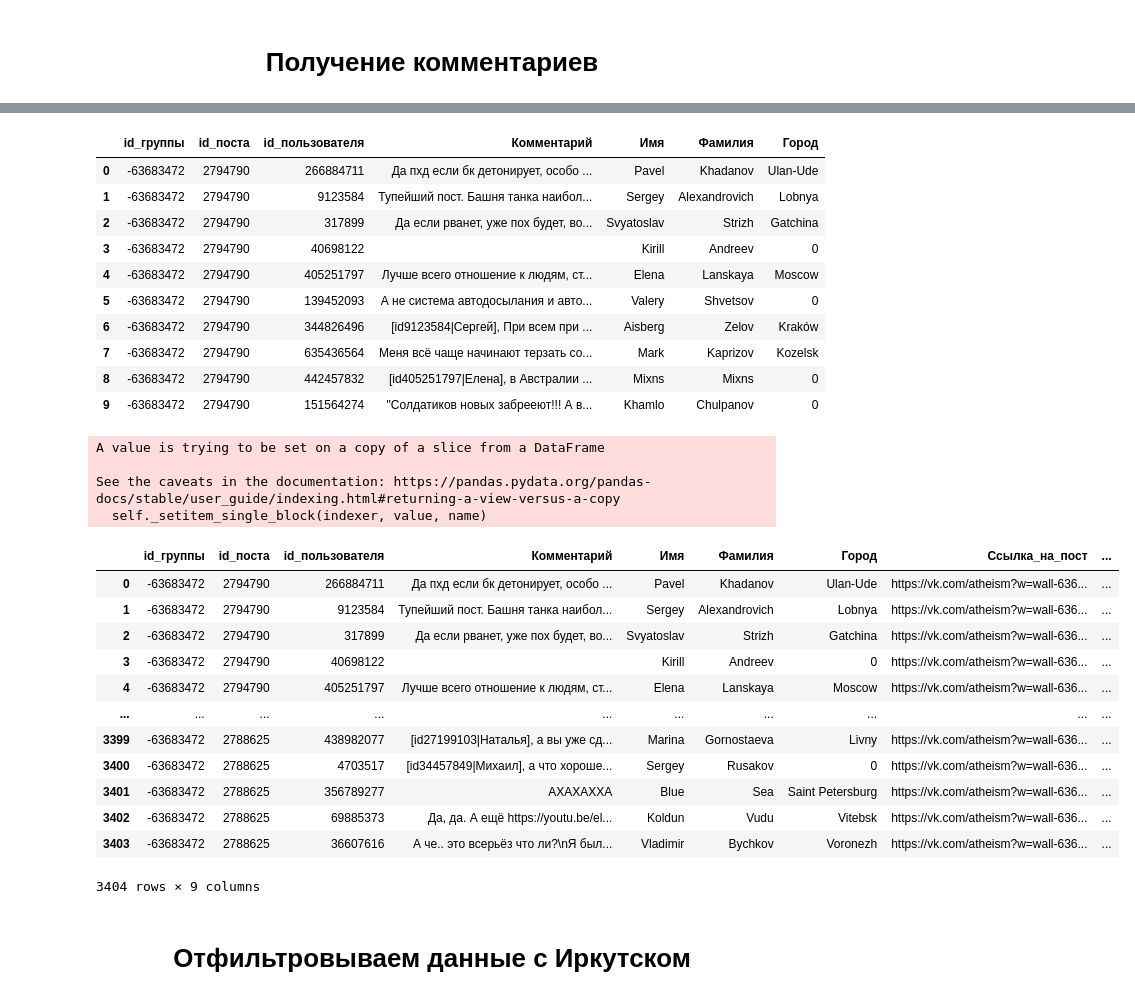
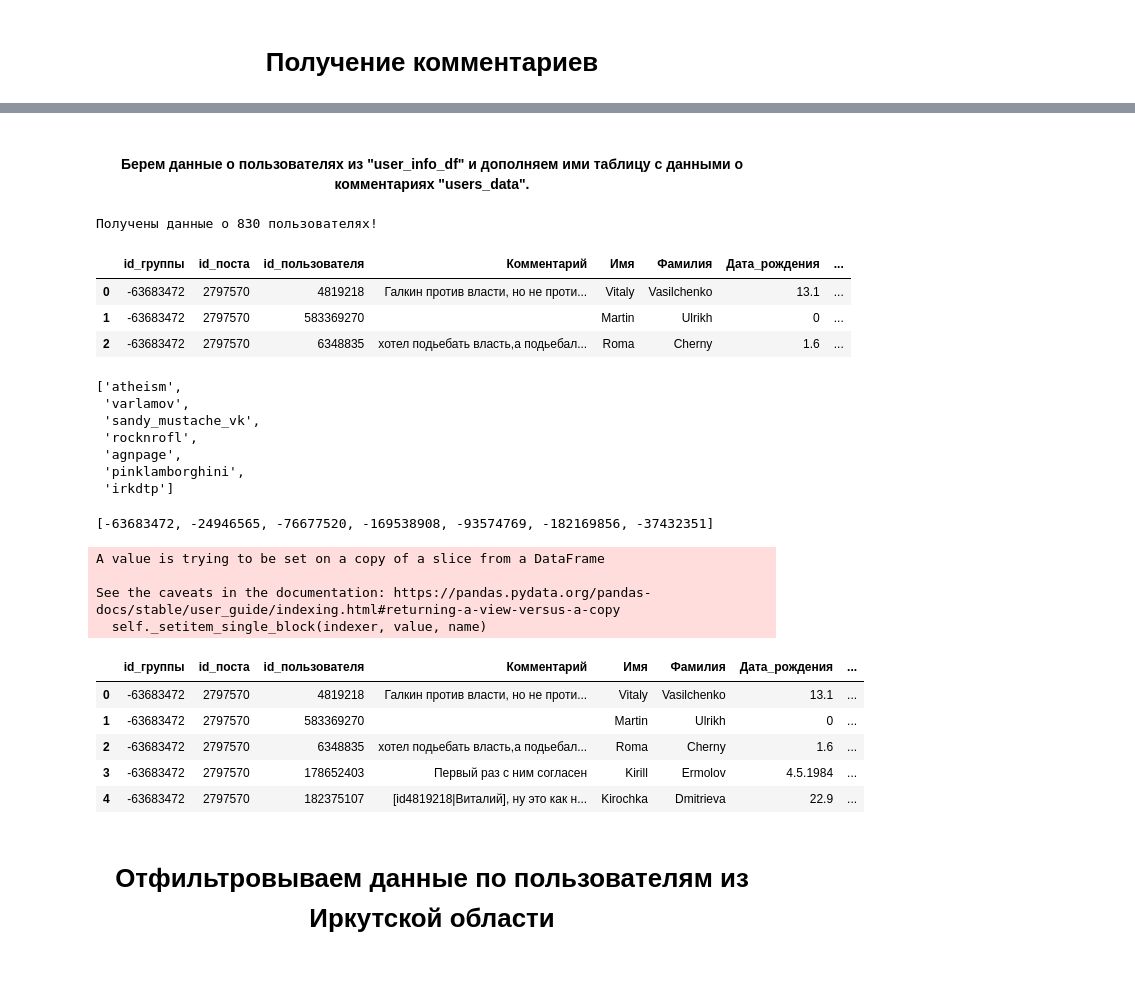
Before and after one commit to Vezdexod/sf_data_science, a Jupyter notebook: .rabota/vk01.ipynb, the cells around one changed output, grey strips where cells are left out. Cells and saved outputs as stored; diff of their text form; code cells hidden in the pictures; blank space fills up the shorter version.

```diff
--- a/.rabota/vk01.ipynb
+++ b/.rabota/vk01.ipynb
@@ -195,22 +177,18 @@ UnboundLocalError: local variable 'birthday' referenced before assignment
-# %%
-users_data['Инфо'] = users_data['id_пользователя'].apply(user_info)
-# %%
-users_data['Имя'] = users_data['Инфо'].apply(lambda x: x[0])
-users_data['Фамилия'] = users_data['Инфо'].apply(lambda x: x[1])
-users_data['Город'] = users_data['Инфо'].apply(lambda x: x[2])
-
-users_data = users_data.drop(['Инфо'], axis=1)
-# %%
-users_data.head(10)
-# %% [output]
-|  | id_группы | id_поста | id_пользователя | Комментарий | Имя | Фамилия | Город |
-| 0 | -63683472 | 2794790 | 266884711 | Да пхд если бк детонирует, особо ... | Pavel | Khadanov | Ulan-Ude |
-| 1 | -63683472 | 2794790 | 9123584 | Тупейший пост. Башня танка наибол... | Sergey | Alexandrovich | Lobnya |
-| 2 | -63683472 | 2794790 | 317899 | Да если рванет, уже пох будет, во... | Svyatoslav | Strizh | Gatchina |
-| 3 | -63683472 | 2794790 | 40698122 |  | Kirill | Andreev | 0 |
-| 4 | -63683472 | 2794790 | 405251797 | Лучше всего отношение к людям, ст... | Elena | Lanskaya | Moscow |
-| 5 | -63683472 | 2794790 | 139452093 | А не система автодосылания и авто... | Valery | Shvetsov | 0 |
-| 6 | -63683472 | 2794790 | 344826496 | [id9123584|Сергей], При всем при ... | Aisberg | Zelov | Kraków |
-| 7 | -63683472 | 2794790 | 635436564 | Меня всё чаще начинают терзать со... | Mark | Kaprizov | Kozelsk |
-| 8 | -63683472 | 2794790 | 442457832 | [id405251797|Елена], в Австралии ... | Mixns | Mixns | 0 |
-| 9 | -63683472 | 2794790 | 151564274 | "Солдатиков новых забрееют!!! А в... | Khamlo | Chulpanov | 0 |
+# %% [markdown]
+#### <center> Берем данные о пользователях из "**user_info_df**" и дополняем ими таблицу с данными о комментариях "**users_data**".
+# %%
+print(f"Получены данные о {user_info_df.shape[0]} пользователях!")
+# %% [output]
+Получены данные о 830 пользователях!
+# %%
+users_data = users_data.merge(
+    user_info_df,
+    on='id_пользователя',
+    how='left'
+)
+users_data.head(3)
+# %% [output]
+|  | id_группы | id_поста | id_пользователя | Комментарий | Имя | Фамилия | Дата_рождения | ... |
+| 0 | -63683472 | 2797570 | 4819218 | Галкин против власти, но не проти... | Vitaly | Vasilchenko | 13.1 | ... |
+| 1 | -63683472 | 2797570 | 583369270 |  | Martin | Ulrikh | 0 | ... |
+| 2 | -63683472 | 2797570 | 6348835 | хотел подьебать власть,а подьебал... | Roma | Cherny | 1.6 | ... |
@@ -217,7 +197,21 @@ users_data.head(10)
+# %%
+group_name
+# %% [output]
+['atheism',
+ 'varlamov',
+ 'sandy_mustache_vk',
+ 'rocknrofl',
+ 'agnpage',
+ 'pinklamborghini',
+ 'irkdtp']
+# %%
+groups_id
+# %% [output]
+[-63683472, -24946565, -76677520, -169538908, -93574769, -182169856, -37432351]
 # %%
 # Генерируем ссылку на пост с комментариями
 def url_to_post(id_group, id_post):
-    return f"https://vk.com/atheism?w=wall{id_group}_{id_post}"
+    return f"https://vk.com/{id_group}?w=wall{id_group}_{id_post}"
 
 users_data['Ссылка_на_пост'] = 0
 for i in range(users_data.shape[0]):
@@ -236,20 +230,13 @@ def url_to_user(id_user):
 
 users_data['Ссылка_на_пользователя'] = users_data['id_пользователя'].apply(url_to_user)
 # %%
-users_data
+users_data.head()
 # %% [output]
-|  | id_группы | id_поста | id_пользователя | Комментарий | Имя | Фамилия | Город | Ссылка_на_пост | ... |
-| 0 | -63683472 | 2794790 | 266884711 | Да пхд если бк детонирует, особо ... | Pavel | Khadanov | Ulan-Ude | https://vk.com/atheism?w=wall-636... | ... |
-| 1 | -63683472 | 2794790 | 9123584 | Тупейший пост. Башня танка наибол... | Sergey | Alexandrovich | Lobnya | https://vk.com/atheism?w=wall-636... | ... |
-| 2 | -63683472 | 2794790 | 317899 | Да если рванет, уже пох будет, во... | Svyatoslav | Strizh | Gatchina | https://vk.com/atheism?w=wall-636... | ... |
-| 3 | -63683472 | 2794790 | 40698122 |  | Kirill | Andreev | 0 | https://vk.com/atheism?w=wall-636... | ... |
-| 4 | -63683472 | 2794790 | 405251797 | Лучше всего отношение к людям, ст... | Elena | Lanskaya | Moscow | https://vk.com/atheism?w=wall-636... | ... |
-| ... | ... | ... | ... | ... | ... | ... | ... | ... | ... |
-| 3399 | -63683472 | 2788625 | 438982077 | [id27199103|Наталья], а вы уже сд... | Marina | Gornostaeva | Livny | https://vk.com/atheism?w=wall-636... | ... |
-| 3400 | -63683472 | 2788625 | 4703517 | [id34457849|Михаил], а что хороше... | Sergey | Rusakov | 0 | https://vk.com/atheism?w=wall-636... | ... |
-| 3401 | -63683472 | 2788625 | 356789277 | АХАХАХХА | Blue | Sea | Saint Petersburg | https://vk.com/atheism?w=wall-636... | ... |
-| 3402 | -63683472 | 2788625 | 69885373 | Да, да. А ещё https://youtu.be/el... | Koldun | Vudu | Vitebsk | https://vk.com/atheism?w=wall-636... | ... |
-| 3403 | -63683472 | 2788625 | 36607616 | А че.. это всерьёз что ли?\nЯ был... | Vladimir | Bychkov | Voronezh | https://vk.com/atheism?w=wall-636... | ... |
+|  | id_группы | id_поста | id_пользователя | Комментарий | Имя | Фамилия | Дата_рождения | ... |
+| 0 | -63683472 | 2797570 | 4819218 | Галкин против власти, но не проти... | Vitaly | Vasilchenko | 13.1 | ... |
+| 1 | -63683472 | 2797570 | 583369270 |  | Martin | Ulrikh | 0 | ... |
+| 2 | -63683472 | 2797570 | 6348835 | хотел подьебать власть,а подьебал... | Roma | Cherny | 1.6 | ... |
+| 3 | -63683472 | 2797570 | 178652403 | Первый раз с ним согласен | Kirill | Ermolov | 4.5.1984 | ... |
+| 4 | -63683472 | 2797570 | 182375107 | [id4819218|Виталий], ну это как н... | Kirochka | Dmitrieva | 22.9 | ... |
-3404 rows × 9 columns
 # %% [markdown]
-# <center> Отфильтровываем данные с Иркутском
+# <center> Отфильтровываем данные по пользователям из Иркутской области
```
Also changed, not shown: parts of 17 cells of this notebook, 7 other files.
